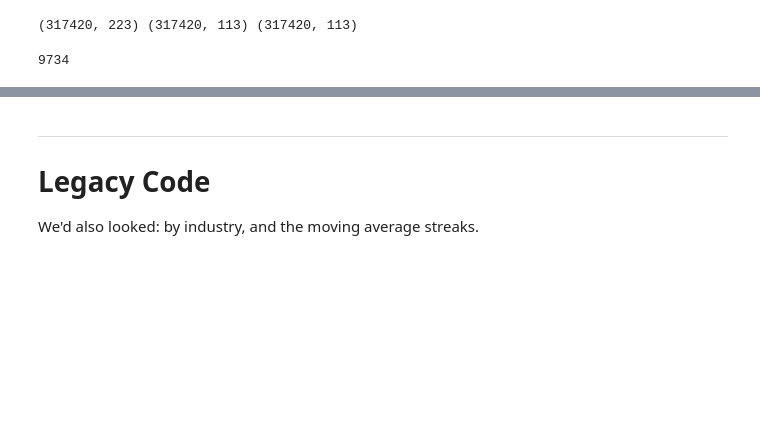
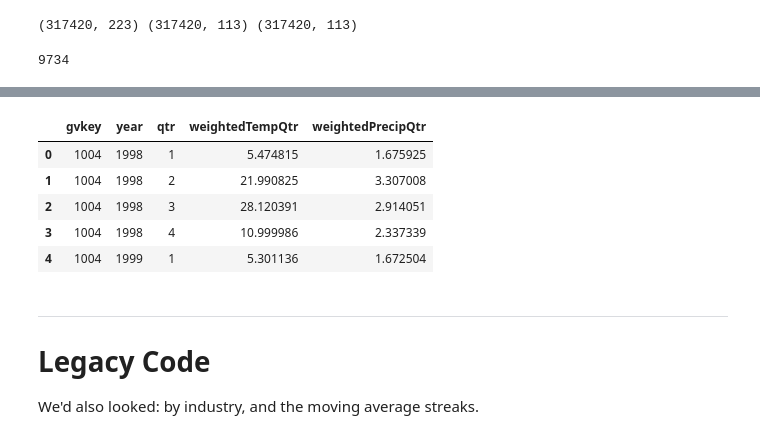
Before and after one commit to brianreed21/extremes, a Jupyter notebook: extremesCleaningCode/weatherCompilation.ipynb, the cells around one changed output, grey strips where cells are left out. Drawn from its saved outputs; the diff is of its cells as text; code cells hidden in the pictures; blank space fills up the shorter version.

```diff
--- a/extremesCleaningCode/weatherCompilation.ipynb
+++ b/extremesCleaningCode/weatherCompilation.ipynb
@@ -448,6 +448,7 @@ Now merge everything together.
 # %%
 allWeather_withLags = pd.read_csv("../../data/companyData/allWeather_withLags_allZips.csv").drop(columns = {'Unnamed: 0'})
 fractions           = pd.read_csv("../../data/companyData/fractions_byZip.csv").drop(columns = {'Unnamed: 0'})
+quarterlyStatsByZip = pd.read_csv("../../data/companyData/quarterlyStatsByZip_allZips_8199.csv").drop(columns = {'Unnamed: 0'})
 # %%
 allWeather_withLags_new = pd.read_csv("../../data/companyData/allWeather_withLags_new.csv").drop(columns = {'Unnamed: 0'})
 allWeather_withLags_new.shape
@@ -571,0 +592,21 @@ len(establishmentZips)
+# %%
+
+quarterlyStatsByZip.rename(columns = {'ZIP': 'zipcode'}, inplace = True)
+
+# fractions.head()
+
+allAverages = fractions.merge(quarterlyStatsByZip)
+allAverages['weightedTempQtr'] = allAverages.quarterly_avg_temp * allAverages.locationFracOfEmployees
+allAverages['weightedPrecipQtr'] = allAverages.quarterly_avg_precip * allAverages.locationFracOfEmployees
+weightedAvg = allAverages.groupby(['gvkey','year','quarter']).sum().reset_index()[['gvkey','year','quarter','weightedTempQtr','weightedPrecipQtr']]
+
+weightedAvg.rename(columns = {'quarter': 'qtr'}, inplace = True)
+# %%
+weightedAvg.head()
+# %% [output]
+|  | gvkey | year | qtr | weightedTempQtr | weightedPrecipQtr |
+| 0 | 1004 | 1998 | 1 | 5.474815 | 1.675925 |
+| 1 | 1004 | 1998 | 2 | 21.990825 | 3.307008 |
+| 2 | 1004 | 1998 | 3 | 28.120391 | 2.914051 |
+| 3 | 1004 | 1998 | 4 | 10.999986 | 2.337339 |
+| 4 | 1004 | 1999 | 1 | 5.301136 | 1.672504 |
```
Also changed, not shown: parts of 4 cells of this notebook, 3 other files.
